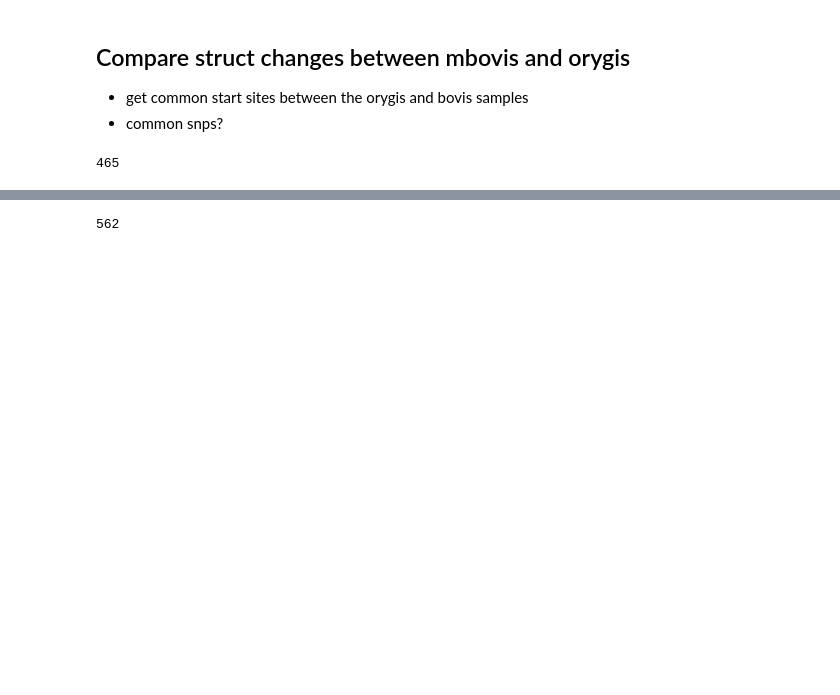
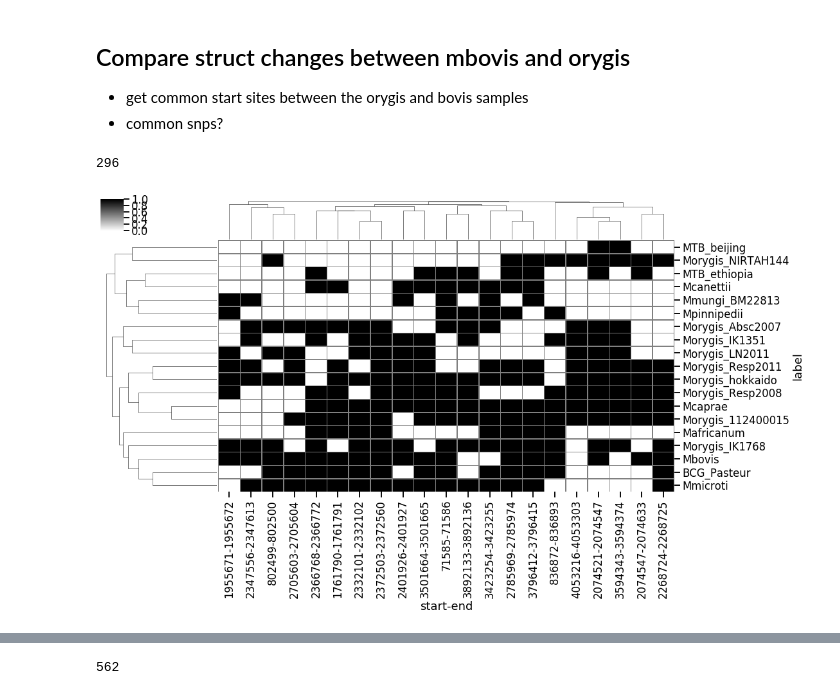
Before and after one commit to dmnfarrell/mtbdiff, a Jupyter notebook: orygis_project/analysis.ipynb, the cells around one changed output, grey strips where cells are left out. Cells and saved outputs as stored; diff of their text form; code cells hidden in the pictures; blank space fills up the shorter version.

```diff
--- a/orygis_project/analysis.ipynb
+++ b/orygis_project/analysis.ipynb
@@ -198,21 +198,23 @@ plot_summary(summ)
 # %%
 # changes in bovis and orygis but not in others
 
 struct['orygis'] = struct.label.str.contains('Morygis').astype(int)
 struct['bovis'] = struct.label.str.contains('Mbovis|caprae').astype(int)
 struct['orygis_freq'] = struct.groupby(['descr'])['orygis'].transform(np.sum)
 struct['bovis_freq'] = struct.groupby(['descr'])['bovis'].transform(np.sum)
 struct['freq'] = struct.groupby(['descr'])['start'].transform(np.size)
 
-so = struct[(struct.orygis_freq>=5) & (struct.freq<=16) & (struct.bovis_freq>=1)]
+so = struct[(struct.orygis_freq>=5) & (struct.freq<=13) & (struct.bovis_freq>=1)]
 print (len(so))
 so.label.value_counts()
 so.descr.unique()
 s=utils.get_summary(so)
-#m = utils.sites_matrix(s, freq=1)
-#fig = analysis.plot_RD(m.T)
+m = utils.sites_matrix(so, freq=1)
+fig = analysis.plot_RD(m.T)
+fig.savefig('orygis_mbovis_sites.svg')
 # %% [output]
-465
+296
+[figure, added]
 # %%
 plot_summary(s)
 # %% [output]
```
Also changed, not shown: parts of 8 cells of this notebook, 2 other files.
